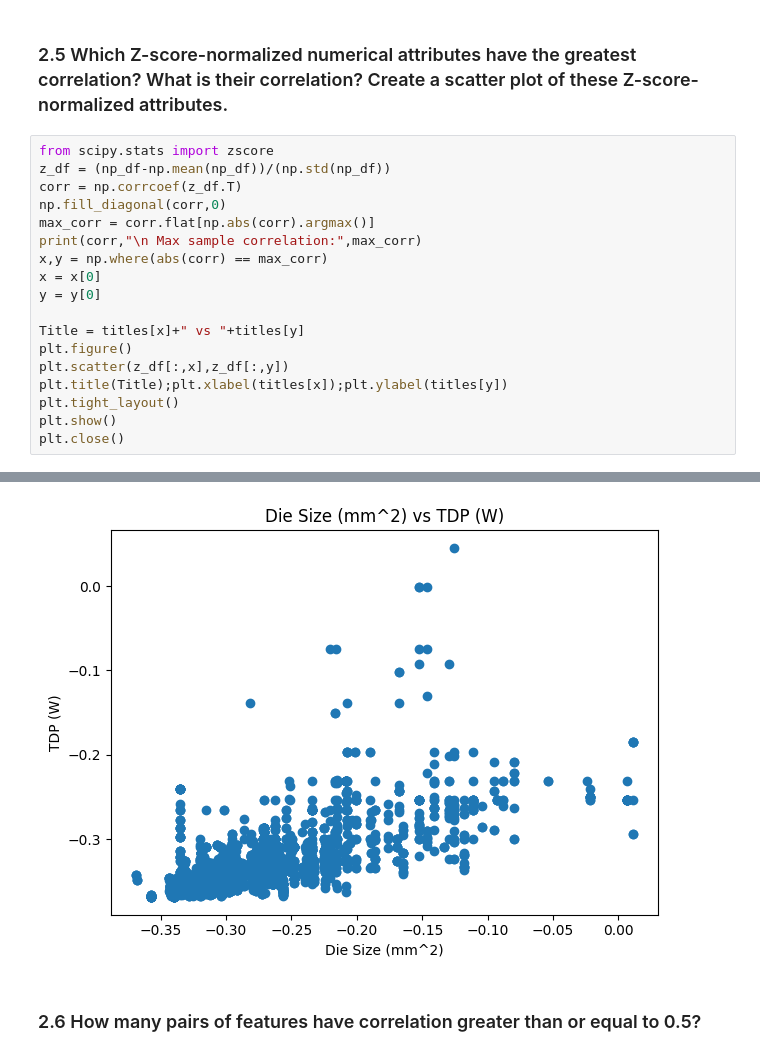
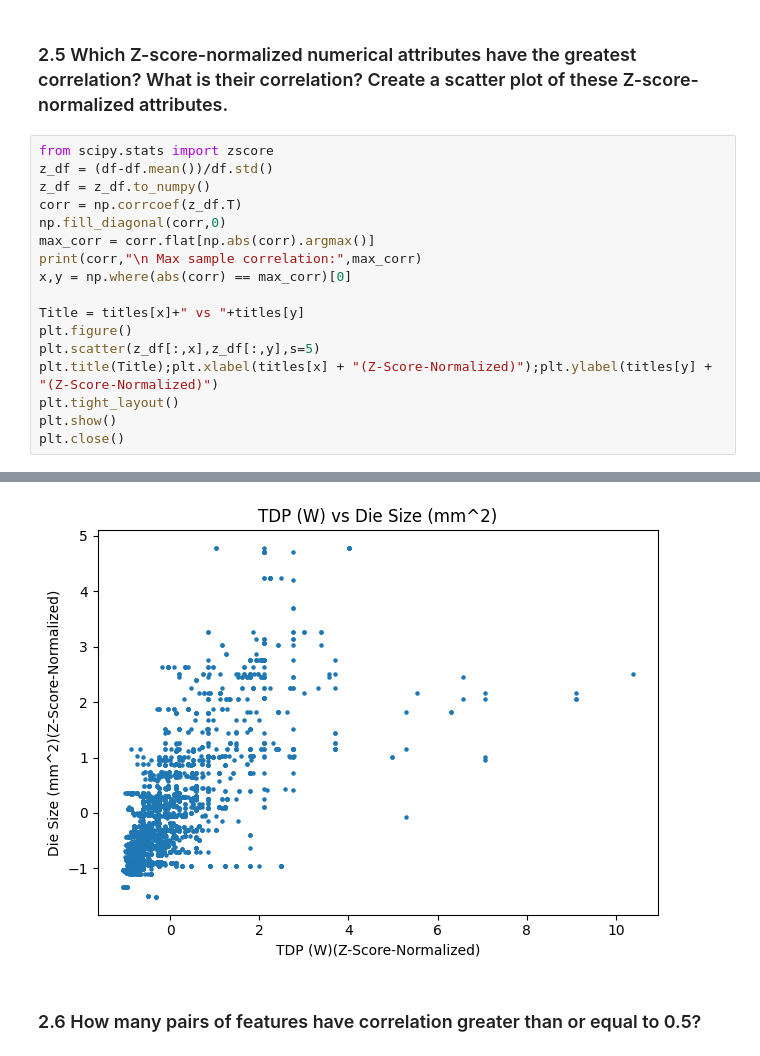
Before and after one commit to CodeAX2/csci-550-project1, a Jupyter notebook: Project1.ipynb, the cells around one changed output, grey strips where cells are left out. Cells and saved outputs as stored; diff of their text form.

```diff
--- a/Project1.ipynb
+++ b/Project1.ipynb
@@ -171,19 +166,18 @@ plt.close()
 ### 2.5 Which Z-score-normalized numerical attributes have the greatest correlation? What is their correlation? Create a scatter plot of these Z-score-normalized attributes.
 # %%
 from scipy.stats import zscore
-z_df = (np_df-np.mean(np_df))/(np.std(np_df))
+z_df = (df-df.mean())/df.std()
+z_df = z_df.to_numpy()
 corr = np.corrcoef(z_df.T)
 np.fill_diagonal(corr,0)
 max_corr = corr.flat[np.abs(corr).argmax()]
 print(corr,"\n Max sample correlation:",max_corr)
-x,y = np.where(abs(corr) == max_corr)
-x = x[0]
-y = y[0]
+x,y = np.where(abs(corr) == max_corr)[0]
 
 Title = titles[x]+" vs "+titles[y]
 plt.figure()
-plt.scatter(z_df[:,x],z_df[:,y])
-plt.title(Title);plt.xlabel(titles[x]);plt.ylabel(titles[y])
+plt.scatter(z_df[:,x],z_df[:,y],s=5)
+plt.title(Title);plt.xlabel(titles[x] + "(Z-Score-Normalized)");plt.ylabel(titles[y] + "(Z-Score-Normalized)")
 plt.tight_layout()
 plt.show()
 plt.close()
@@ -197,4 +191,4 @@ plt.close()
-[figure, old version]
+[figure, new version]
 # %% [markdown]
 ### 2.6 How many pairs of features have correlation greater than or equal to 0.5?
 # %%
```
Also changed, not shown: parts of 33 cells of this notebook, 2 other files.
